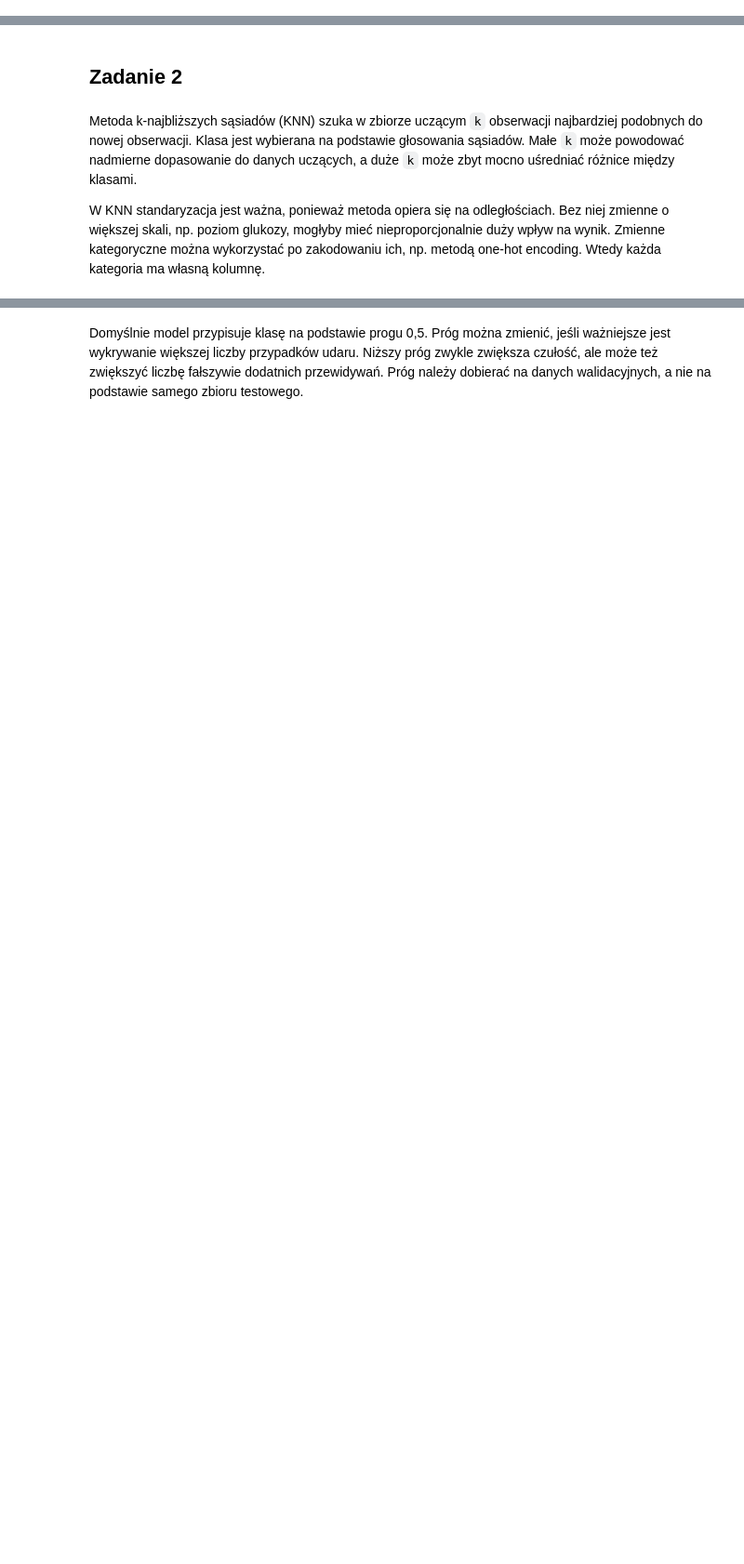
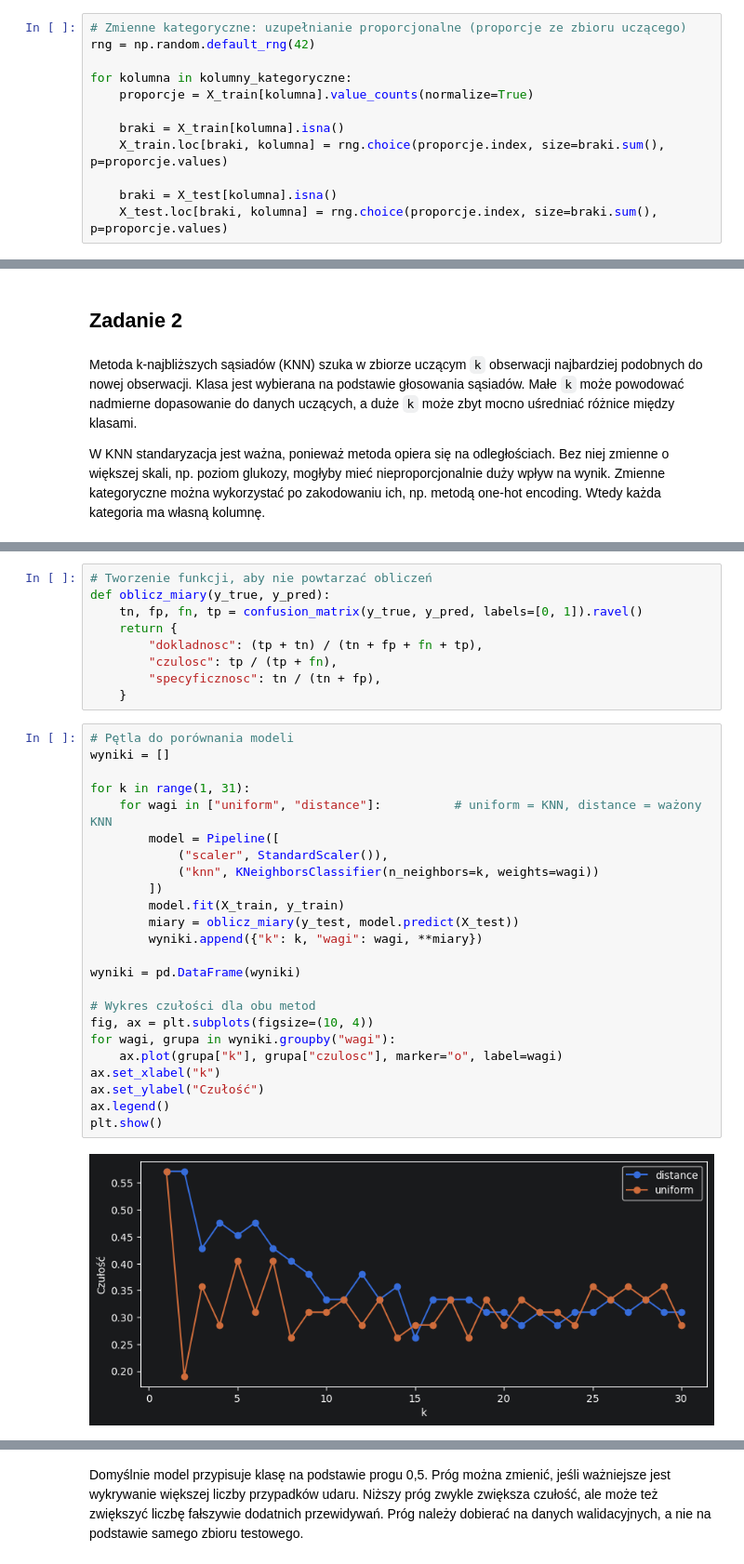
Before and after one commit to waclawik/Uczenie-maszynowe, a Jupyter notebook: ćw1,2_Zientarska_Wacławik.ipynb, the cells around one changed output, grey strips where cells are left out. Shown at 93% size. Drawn from its saved outputs; the diff is of its cells as text; blank space fills up the shorter version.

```diff
--- a/ćw1,2_Zientarska_Wacławik.ipynb
+++ b/ćw1,2_Zientarska_Wacławik.ipynb
@@ -211,0 +113,12 @@ Name: proportion, dtype: float64
+# %%
+# Zmienne kategoryczne: uzupełnianie proporcjonalne (proporcje ze zbioru uczącego)
+rng = np.random.default_rng(42)
+
+for kolumna in kolumny_kategoryczne:
+    proporcje = X_train[kolumna].value_counts(normalize=True)
+
+    braki = X_train[kolumna].isna()
+    X_train.loc[braki, kolumna] = rng.choice(proporcje.index, size=braki.sum(), p=proporcje.values)
+
+    braki = X_test[kolumna].isna()
+    X_test.loc[braki, kolumna] = rng.choice(proporcje.index, size=braki.sum(), p=proporcje.values)
@@ -393,0 +240,35 @@ F1: 0.628
+# %%
+# Tworzenie funkcji, aby nie powtarzać obliczeń
+def oblicz_miary(y_true, y_pred):
+    tn, fp, fn, tp = confusion_matrix(y_true, y_pred, labels=[0, 1]).ravel()
+    return {
+        "dokladnosc": (tp + tn) / (tn + fp + fn + tp),
+        "czulosc": tp / (tp + fn),
+        "specyficznosc": tn / (tn + fp),
+    }
+# %%
+# Pętla do porównania modeli
+wyniki = []
+
+for k in range(1, 31):
+    for wagi in ["uniform", "distance"]:          # uniform = KNN, distance = ważony KNN
+        model = Pipeline([
+            ("scaler", StandardScaler()),
+            ("knn", KNeighborsClassifier(n_neighbors=k, weights=wagi))
+        ])
+        model.fit(X_train, y_train)
+        miary = oblicz_miary(y_test, model.predict(X_test))
+        wyniki.append({"k": k, "wagi": wagi, **miary})
+
+wyniki = pd.DataFrame(wyniki)
+
+# Wykres czułości dla obu metod
+fig, ax = plt.subplots(figsize=(10, 4))
+for wagi, grupa in wyniki.groupby("wagi"):
+    ax.plot(grupa["k"], grupa["czulosc"], marker="o", label=wagi)
+ax.set_xlabel("k")
+ax.set_ylabel("Czułość")
+ax.legend()
+plt.show()
+# %% [output]
+[figure, added]
```
Also changed, not shown: parts of 45 cells of this notebook.
